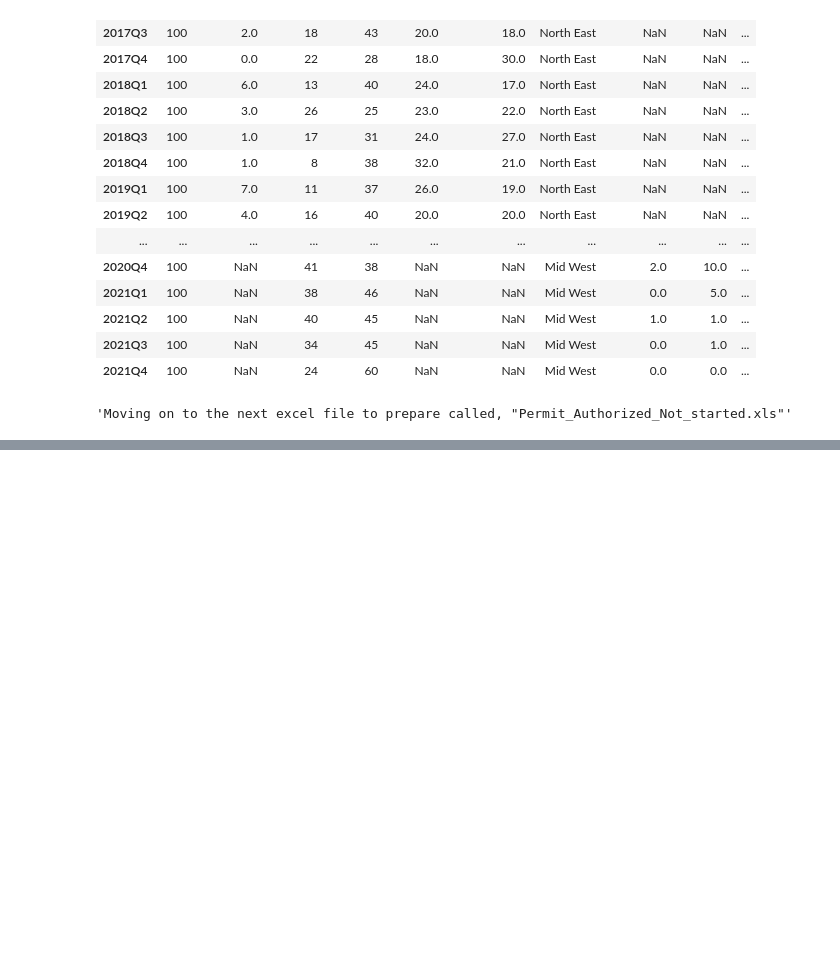
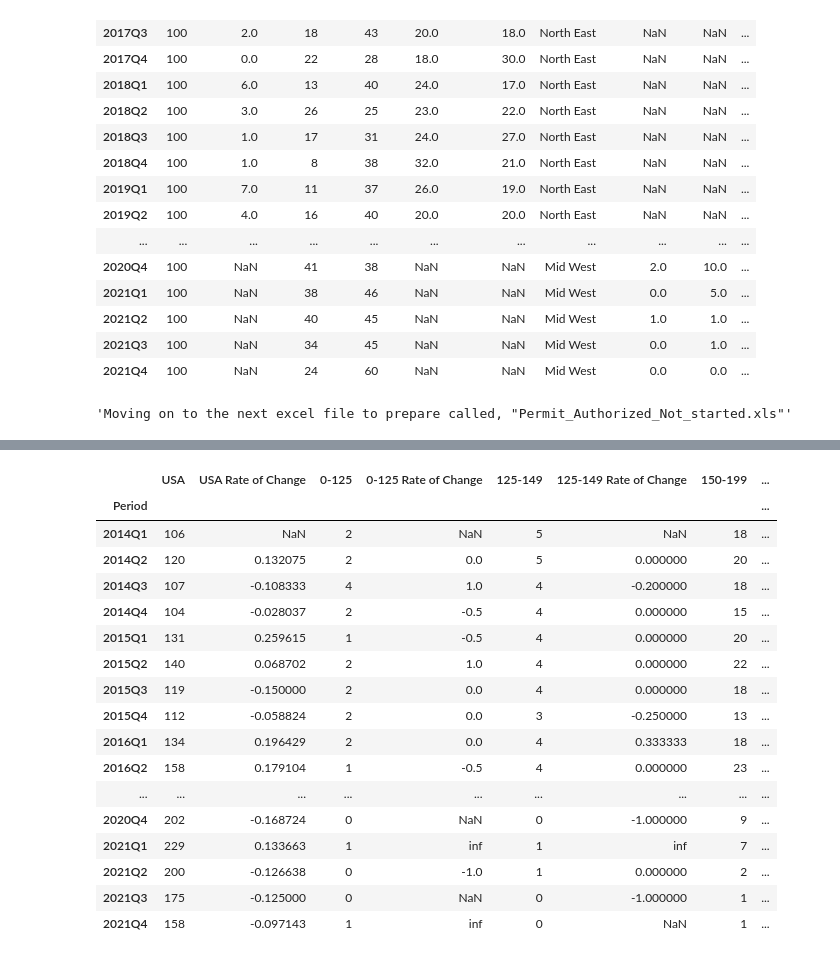
Before and after one commit to tiko148/Construction_EDA, a Jupyter notebook: data_preparation_1.ipynb, the cells around one changed output, grey strips where cells are left out. Drawn from its saved outputs; the diff is of its cells as text; code cells hidden in the pictures; blank space fills up the shorter version.

```diff
--- a/data_preparation_1.ipynb
+++ b/data_preparation_1.ipynb
@@ -247,0 +250,74 @@ sold_finance_type.to_csv('sold_finance_type.csv')
+# %%
+'''
+Get hoomes sold data for the United States (Similar to the first graph, but for USA) in the thousands.
+
+
+'''
+
+
+
+houses_sold_by_sales_price_USA= pd.read_excel("houses_sold_by_sales_price.xls",sheet_name="QtrSalGrp US",header=None, names=["Period","USA","0-125",
+                                                                                                 "125-149", "150-199", "200-249",
+                                                                               '250-299','300-399','400-499','500-749','750 and Above'],
+                                                                 skiprows=56, nrows= 32,
+                                                                  index_col = None, usecols="A:K")
+
+
+houses_sold_by_sales_price_USA.set_index('Period', inplace = True)
+houses_sold_by_sales_price_USA
+
+for i in houses_sold_by_sales_price_USA.columns:
+    houses_sold_by_sales_price_USA[i + ' Rate of Change'] = houses_sold_by_sales_price_USA[[i]].pct_change()
+
+
+
+new_cols = list(houses_sold_by_sales_price_USA.columns)
+new_cols
+new_cols = ['USA',
+   'USA Rate of Change',
+ '0-125',
+ '0-125 Rate of Change',
+ '125-149',
+  '125-149 Rate of Change',
+ '150-199',
+  '150-199 Rate of Change',
+ '200-249',
+  '200-249 Rate of Change',
+ '250-299',
+ '250-299 Rate of Change',
+ '300-399',
+ '300-399 Rate of Change',
+ '400-499',
+  '400-499 Rate of Change',
+ '500-749',
+  '500-749 Rate of Change',
+ '750 and Above',
+ '750 and Above Rate of Change']
+
+
+
+houses_sold_by_sales_price_USA = houses_sold_by_sales_price_USA[new_cols]
+
+
+houses_sold_by_sales_price_USA.to_csv('houses_sold_by_sales_price_USA.csv')
+
+houses_sold_by_sales_price_USA
+# %% [output]
+|  | USA | USA Rate of Change | 0-125 | 0-125 Rate of Change | 125-149 | 125-149 Rate of Change | 150-199 | ... |
+| Period |  |  |  |  |  |  |  | ... |
+| 2014Q1 | 106 | NaN | 2 | NaN | 5 | NaN | 18 | ... |
+| 2014Q2 | 120 | 0.132075 | 2 | 0.0 | 5 | 0.000000 | 20 | ... |
+| 2014Q3 | 107 | -0.108333 | 4 | 1.0 | 4 | -0.200000 | 18 | ... |
+| 2014Q4 | 104 | -0.028037 | 2 | -0.5 | 4 | 0.000000 | 15 | ... |
+| 2015Q1 | 131 | 0.259615 | 1 | -0.5 | 4 | 0.000000 | 20 | ... |
+| 2015Q2 | 140 | 0.068702 | 2 | 1.0 | 4 | 0.000000 | 22 | ... |
+| 2015Q3 | 119 | -0.150000 | 2 | 0.0 | 4 | 0.000000 | 18 | ... |
+| 2015Q4 | 112 | -0.058824 | 2 | 0.0 | 3 | -0.250000 | 13 | ... |
+| 2016Q1 | 134 | 0.196429 | 2 | 0.0 | 4 | 0.333333 | 18 | ... |
+| 2016Q2 | 158 | 0.179104 | 1 | -0.5 | 4 | 0.000000 | 23 | ... |
+| ... | ... | ... | ... | ... | ... | ... | ... | ... |
+| 2020Q4 | 202 | -0.168724 | 0 | NaN | 0 | -1.000000 | 9 | ... |
+| 2021Q1 | 229 | 0.133663 | 1 | inf | 1 | inf | 7 | ... |
+| 2021Q2 | 200 | -0.126638 | 0 | -1.0 | 1 | 0.000000 | 2 | ... |
+| 2021Q3 | 175 | -0.125000 | 0 | NaN | 0 | -1.000000 | 1 | ... |
+| 2021Q4 | 158 | -0.097143 | 1 | inf | 0 | NaN | 1 | ... |
```
Also changed, not shown: parts of 10 cells of this notebook, 2 other files.
